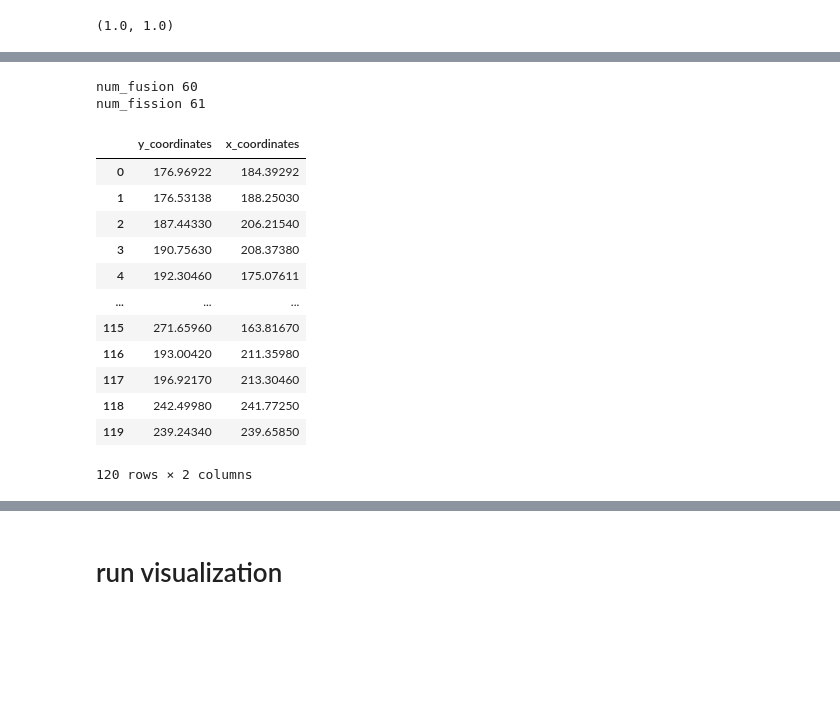
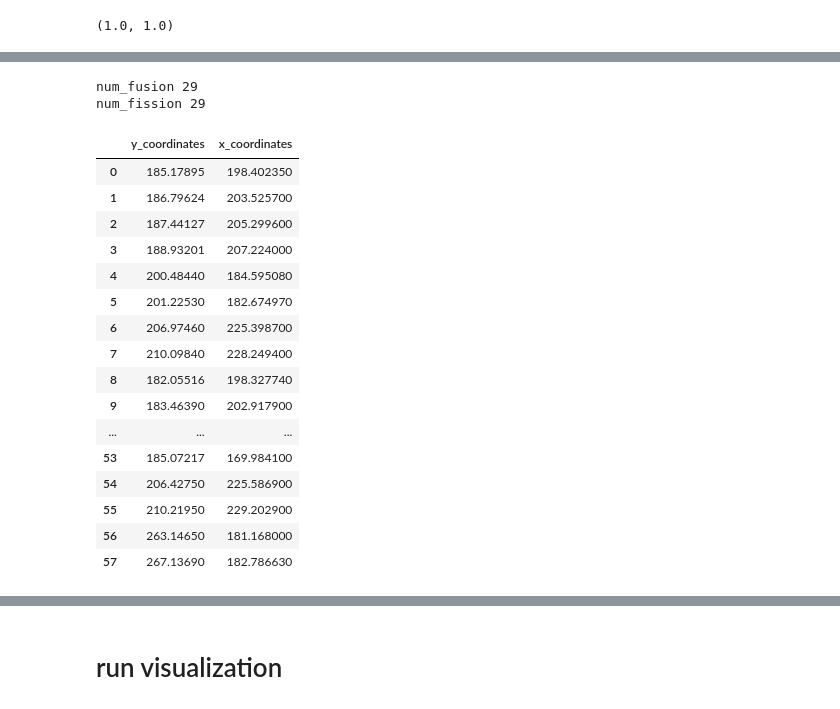
Before and after one commit to Jirapong2442/nellie_fission-fusion, a Jupyter notebook: plot_im_coor.ipynb, the cells around one changed output, grey strips where cells are left out. Saved outputs shown, nothing was run; the diff lists cells and outputs as text; code cells hidden in the pictures; blank space fills up the shorter version.

```diff
--- a/plot_im_coor.ipynb
+++ b/plot_im_coor.ipynb
@@ -10,8 +11,9 @@ from skimage import measure
 # %%
-scalling_x = 22
-scalling_y = 20
+scalling_x = 10 #22
+scalling_y =  10#20
 translation_x = 200 # 422.5
 translation_y = 200 # 336
+main_dir = "D:/Internship/NTU/simulation/with_center/simulation3/"
 # %% [markdown]
 # load function and image
 # %%
@@ -41,7 +43,8 @@ def get_coor (path_to_log_file,rescaleX,rescaleY):
     return len(event_num) , pd.DataFrame({'y_coordinates': y_coordinates, 'x_coordinates': x_coordinates})
 # %%
 # Load tiff file and log position
-im_path = "D:/Internship/NTU/simulation/with_center/multi_center_resized.ome.tif"
+#im_path = "D:/Internship/NTU/simulation/with_center/simulation1/multi_center_resized.ome.tif"
+im_path = main_dir + "particle.ome.tif"
 im = tifffile.imread(im_path)
 rescaling_y = im.shape[1]/400
 rescaling_x = im.shape[2]/400
@@ -51,6 +58,7 @@ rescaling_y,rescaling_x
 # %%
 event_all_log = []
-with open("D:/Internship/NTU/simulation/with_center/nonzero_frames_final.log", "r", encoding='utf-8-sig') as f:
+path = main_dir + "nonzero_frames_final.log"
+with open(path, "r", encoding='utf-8-sig') as f:
     string = f.read()
     lines = string.split("\n")
     for line in lines:
@@ -96,26 +105,35 @@ array([[  1.,   4.,   6.,   7.,  11.,  12.,  14.,  15.,  16.,  17.,  18.,
 # %%
-num_fission,fission_coor = get_coor("D:/Internship/NTU/simulation/with_center/fission_position_2.log", rescaling_x, rescaling_y)
-num_fusion,fusion_coor = get_coor("D:/Internship/NTU/simulation/with_center/fusion_position_2.log", rescaling_x, rescaling_y)
+path1_fis = main_dir + "fission_position_2.log"
+path1_fus = main_dir+ "/fusion_position_2.log"
+
+
+
+num_fission,fission_coor = get_coor(path1_fis, rescaling_x, rescaling_y)
+num_fusion,fusion_coor = get_coor(path1_fus, rescaling_x, rescaling_y)
 
 print(f"num_fusion {num_fusion}")
 print(f"num_fission {num_fission}")
 fusion_coor
 # %% [output]
-num_fusion 60
-num_fission 61
+num_fusion 29
+num_fission 29
 |  | y_coordinates | x_coordinates |
-| 0 | 176.96922 | 184.39292 |
-| 1 | 176.53138 | 188.25030 |
-| 2 | 187.44330 | 206.21540 |
-| 3 | 190.75630 | 208.37380 |
-| 4 | 192.30460 | 175.07611 |
+| 0 | 185.17895 | 198.402350 |
+| 1 | 186.79624 | 203.525700 |
+| 2 | 187.44127 | 205.299600 |
+| 3 | 188.93201 | 207.224000 |
+| 4 | 200.48440 | 184.595080 |
+| 5 | 201.22530 | 182.674970 |
+| 6 | 206.97460 | 225.398700 |
+| 7 | 210.09840 | 228.249400 |
+| 8 | 182.05516 | 198.327740 |
+| 9 | 183.46390 | 202.917900 |
 | ... | ... | ... |
-| 115 | 271.65960 | 163.81670 |
-| 116 | 193.00420 | 211.35980 |
-| 117 | 196.92170 | 213.30460 |
-| 118 | 242.49980 | 241.77250 |
-| 119 | 239.24340 | 239.65850 |
+| 53 | 185.07217 | 169.984100 |
+| 54 | 206.42750 | 225.586900 |
+| 55 | 210.21950 | 229.202900 |
+| 56 | 263.14650 | 181.168000 |
+| 57 | 267.13690 | 182.786630 |
-120 rows × 2 columns
 # %%
 # append frame in the coordinate array.
 # each frame consistingg of at least 2 coordinates, one for each fusion and fission event
```
Also changed, not shown: parts of 14 cells of this notebook, 6 other files.
